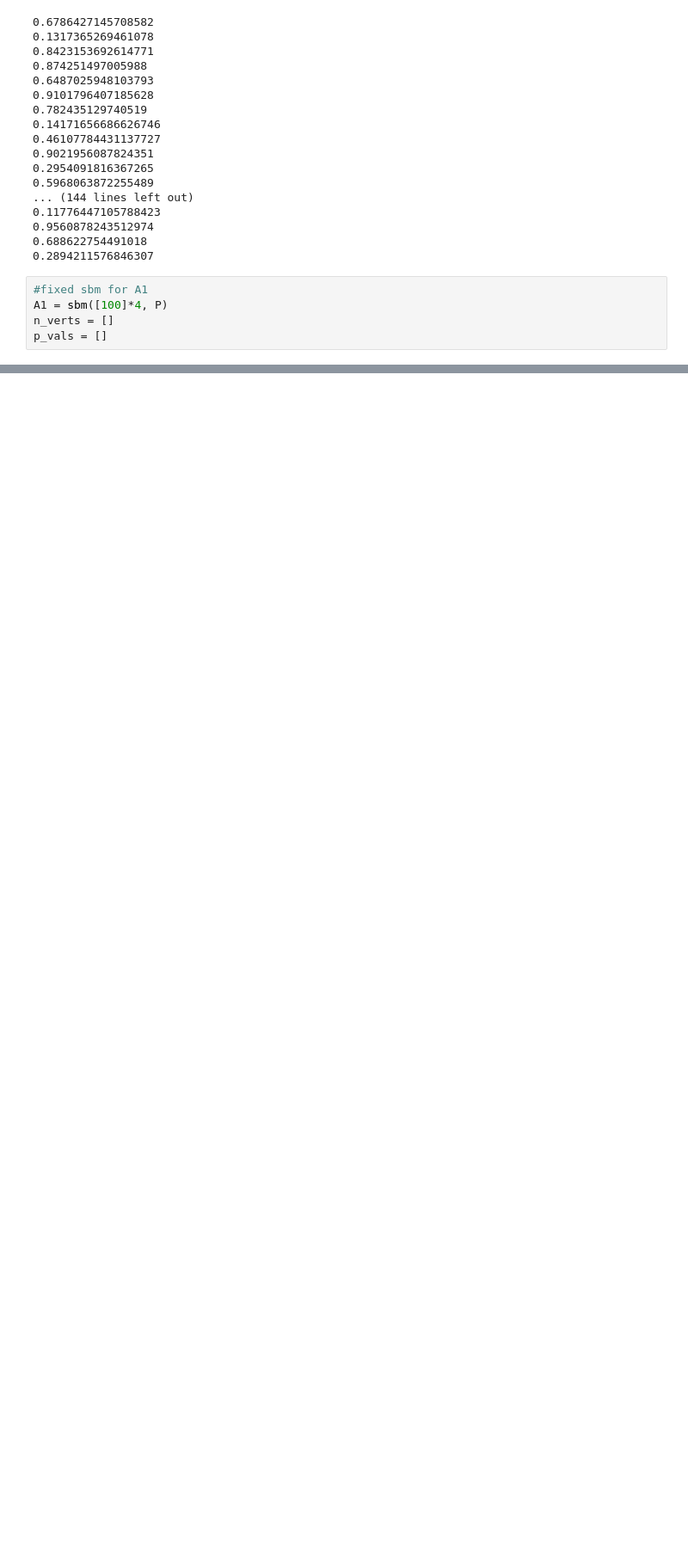
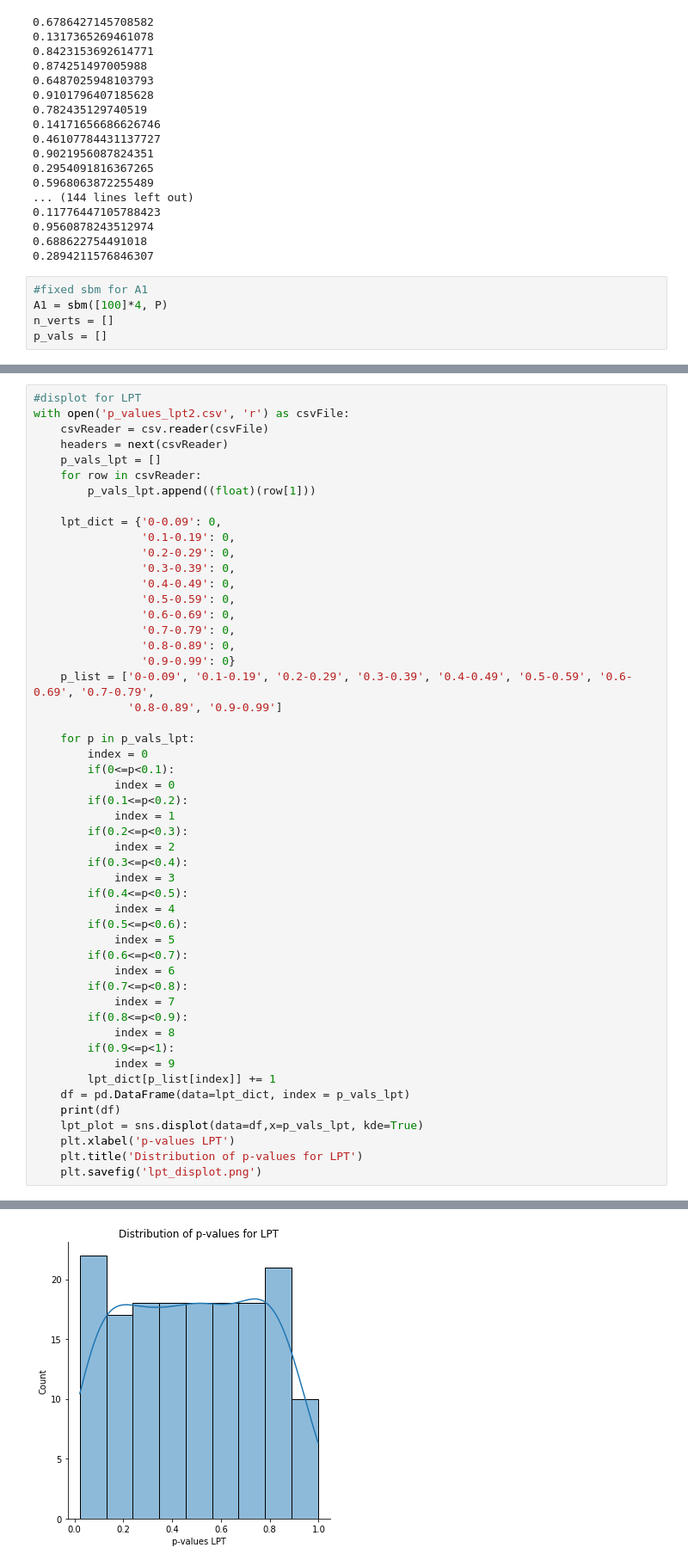
Before and after one commit to kareef928/graspologic-personal, a Jupyter notebook: notebooks/lpt_vs_ldt.ipynb, the cells around one changed output, grey strips where cells are left out. Shown: that part at 86% size. Cells and saved outputs as stored; diff of their text form; blank space fills up the shorter version.

Commit message:
add figures

```diff
--- a/notebooks/lpt_vs_ldt.ipynb
+++ b/notebooks/lpt_vs_ldt.ipynb
@@ -91,3 +96,55 @@ df.to_csv('p_values_ldt.csv')
 0.002
 0.034
 0.002
+# %%
+#displot for LPT
+with open('p_values_lpt2.csv', 'r') as csvFile:
+    csvReader = csv.reader(csvFile)
+    headers = next(csvReader)
+    p_vals_lpt = []
+    for row in csvReader:
+        p_vals_lpt.append((float)(row[1]))
+
+    lpt_dict = {'0-0.09': 0,
+                '0.1-0.19': 0,
+                '0.2-0.29': 0,
+                '0.3-0.39': 0,
+                '0.4-0.49': 0,
+                '0.5-0.59': 0,
+                '0.6-0.69': 0,
+                '0.7-0.79': 0,
+                '0.8-0.89': 0,
+                '0.9-0.99': 0}
+    p_list = ['0-0.09', '0.1-0.19', '0.2-0.29', '0.3-0.39', '0.4-0.49', '0.5-0.59', '0.6-0.69', '0.7-0.79',
+              '0.8-0.89', '0.9-0.99']
+
+    for p in p_vals_lpt:
+        index = 0
+        if(0<=p<0.1):
+            index = 0
+        if(0.1<=p<0.2):
+            index = 1
+        if(0.2<=p<0.3):
+            index = 2
+        if(0.3<=p<0.4):
+            index = 3
+        if(0.4<=p<0.5):
+            index = 4
+        if(0.5<=p<0.6):
+            index = 5
+        if(0.6<=p<0.7):
+            index = 6
+        if(0.7<=p<0.8):
+            index = 7
+        if(0.8<=p<0.9):
+            index = 8
+        if(0.9<=p<1):
+            index = 9
+        lpt_dict[p_list[index]] += 1
+    df = pd.DataFrame(data=lpt_dict, index = p_vals_lpt)
+    print(df)
+    lpt_plot = sns.displot(data=df,x=p_vals_lpt, kde=True)
+    plt.xlabel('p-values LPT')
+    plt.title('Distribution of p-values for LPT')
+    plt.savefig('lpt_displot.png')
+# %% [output]
@@ -93,0 +168 @@ df.to_csv('p_values_ldt.csv')
+[figure, added]
```
Also changed, not shown: parts of 4 cells of this notebook, 2 other files.
